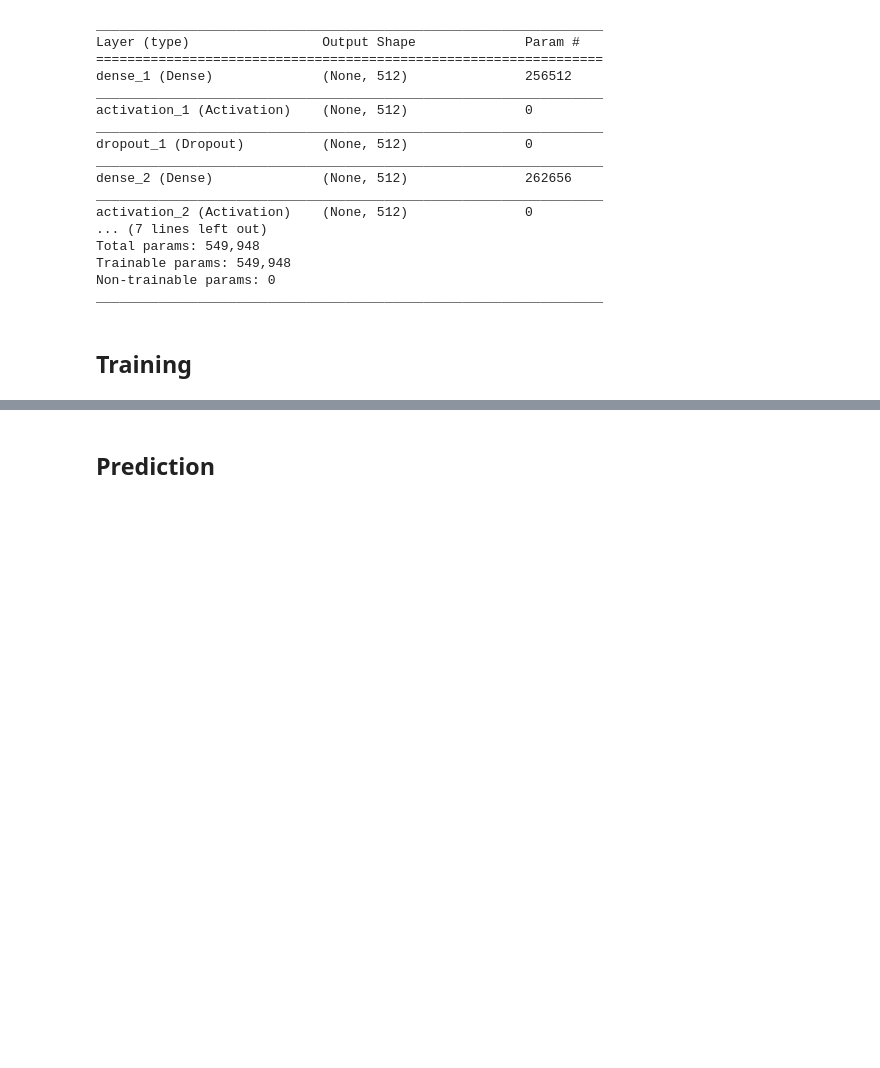
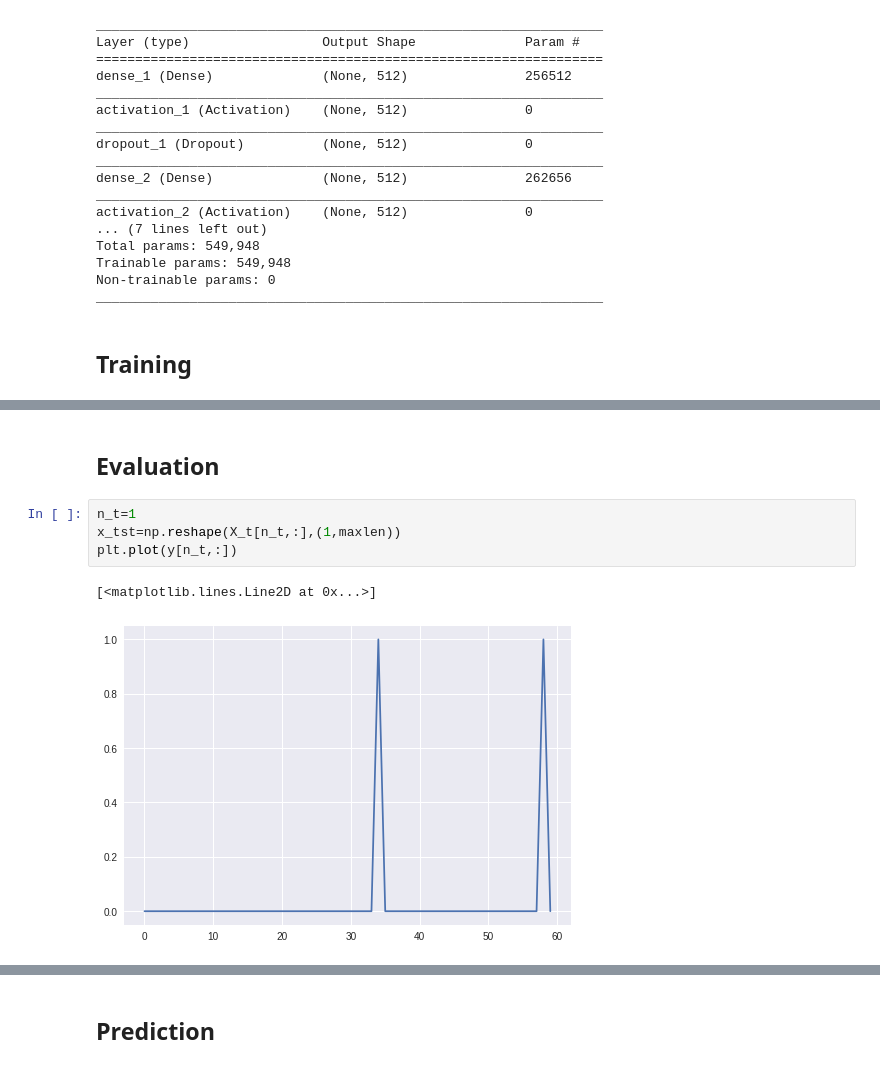
Before and after one commit to bsamadi/colab-notebooks, a Jupyter notebook: Package_Recommendation_Engine_Multilabel_Classification.ipynb, the cells around one changed output, grey strips where cells are left out. Saved outputs shown, nothing was run; the diff lists cells and outputs as text; blank space fills up the shorter version.

```diff
--- a/Package_Recommendation_Engine_Multilabel_Classification.ipynb
+++ b/Package_Recommendation_Engine_Multilabel_Classification.ipynb
@@ -487 +487,10 @@ Epoch 20/20
 <keras.callbacks.History at 0x...>
+# %% [markdown]
+## Evaluation
+# %%
+n_t=1
+x_tst=np.reshape(X_t[n_t,:],(1,maxlen))
+plt.plot(y[n_t,:])
+# %% [output]
+[<matplotlib.lines.Line2D at 0x...>]
+[figure, added]
```
Also changed, not shown: parts of 4 cells of this notebook.
